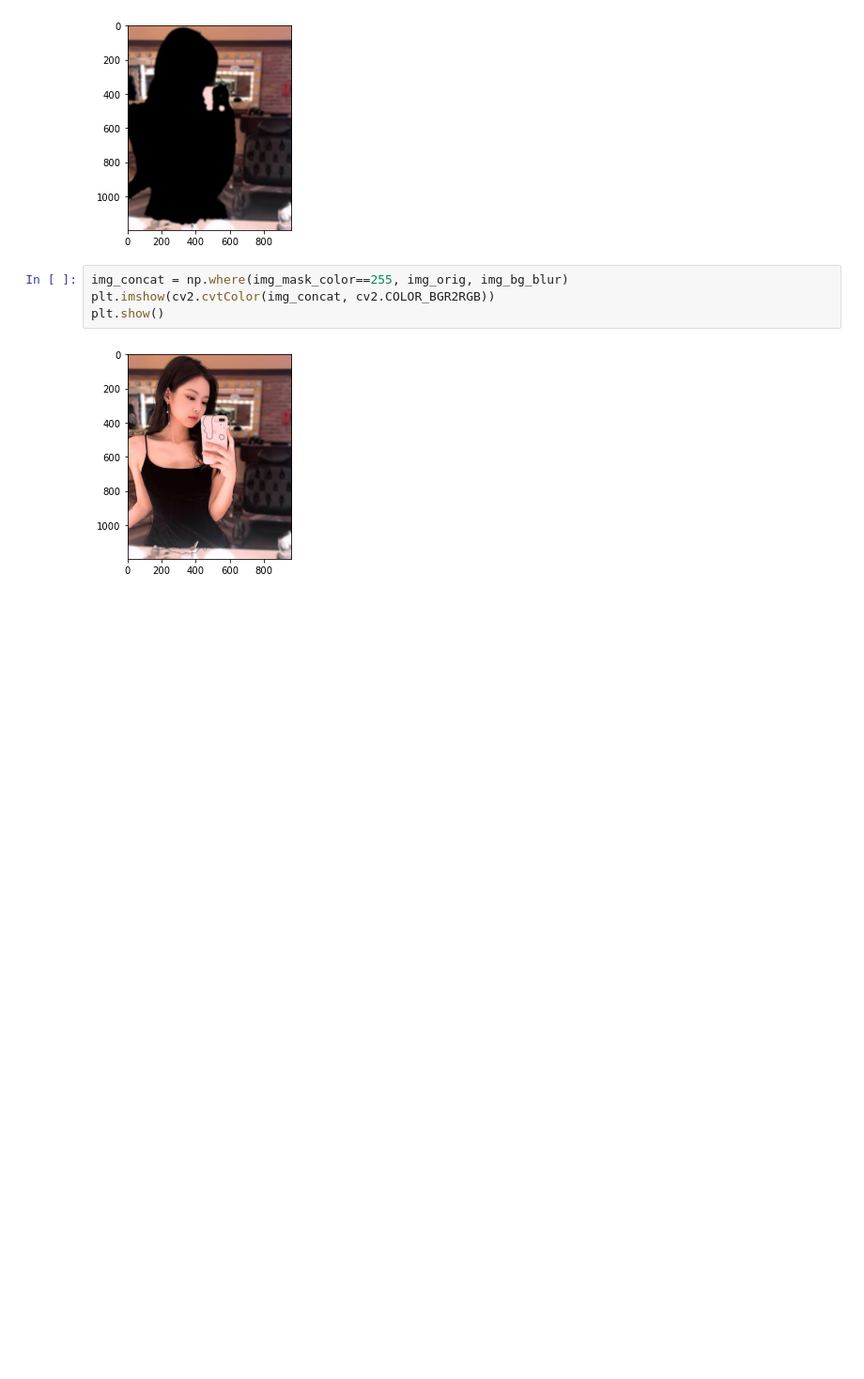
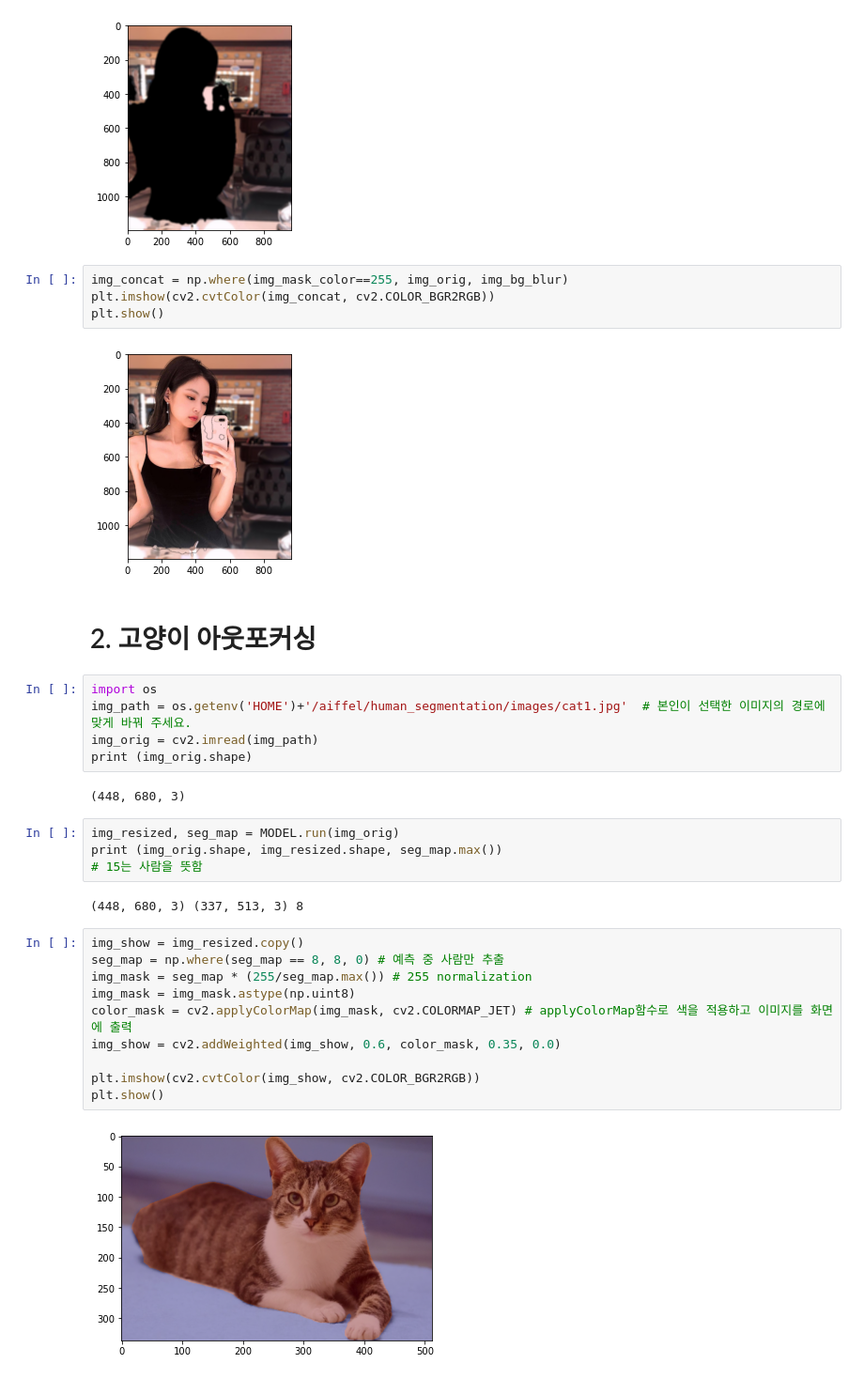
Before and after one commit to Jenny-Jo/aiffel1, a Jupyter notebook: [E10] 인물사진.ipynb, the cells around one changed output. Shown: that part at 94% size. Drawn from its saved outputs; the diff is of its cells as text; blank space fills up the shorter version.

```diff
--- a/[E10] 인물사진.ipynb
+++ b/[E10] 인물사진.ipynb
@@ -147,3 +149,30 @@ plt.imshow(cv2.cvtColor(img_concat, cv2.COLOR_BGR2RGB))
 plt.show()
 # %% [output]
 [figure]
+# %% [markdown]
+# 2. 고양이 아웃포커싱
+# %%
+import os
+img_path = os.getenv('HOME')+'/aiffel/human_segmentation/images/cat1.jpg'  # 본인이 선택한 이미지의 경로에 맞게 바꿔 주세요.
+img_orig = cv2.imread(img_path)
+print (img_orig.shape)
+# %% [output]
+(448, 680, 3)
+# %%
+img_resized, seg_map = MODEL.run(img_orig)
+print (img_orig.shape, img_resized.shape, seg_map.max())
+# 15는 사람을 뜻함
+# %% [output]
+(448, 680, 3) (337, 513, 3) 8
+# %%
+img_show = img_resized.copy()
+seg_map = np.where(seg_map == 8, 8, 0) # 예측 중 사람만 추출
+img_mask = seg_map * (255/seg_map.max()) # 255 normalization
+img_mask = img_mask.astype(np.uint8)
+color_mask = cv2.applyColorMap(img_mask, cv2.COLORMAP_JET) # applyColorMap함수로 색을 적용하고 이미지를 화면에 출력
+img_show = cv2.addWeighted(img_show, 0.6, color_mask, 0.35, 0.0)
+
+plt.imshow(cv2.cvtColor(img_show, cv2.COLOR_BGR2RGB))
+plt.show()
+# %% [output]
+[figure, added]
```
Also changed, not shown: parts of 15 cells of this notebook.
